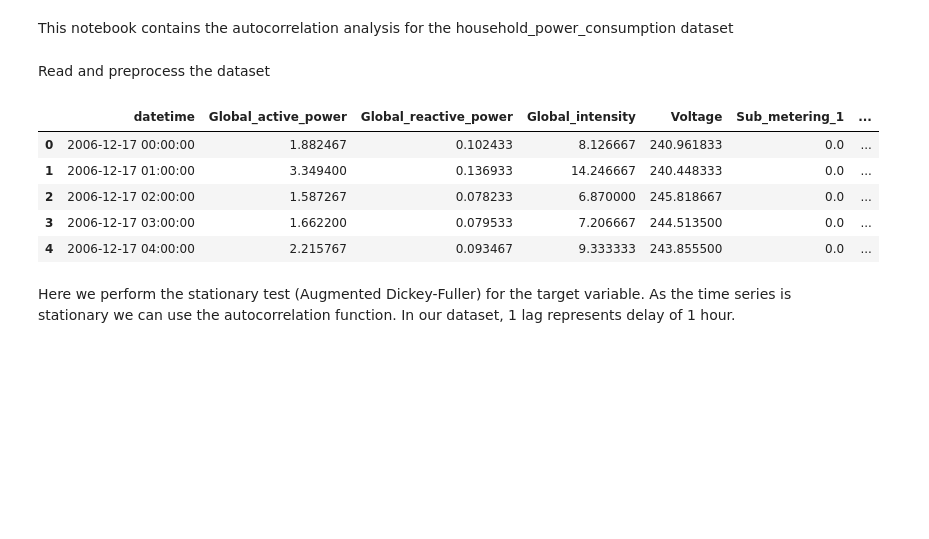
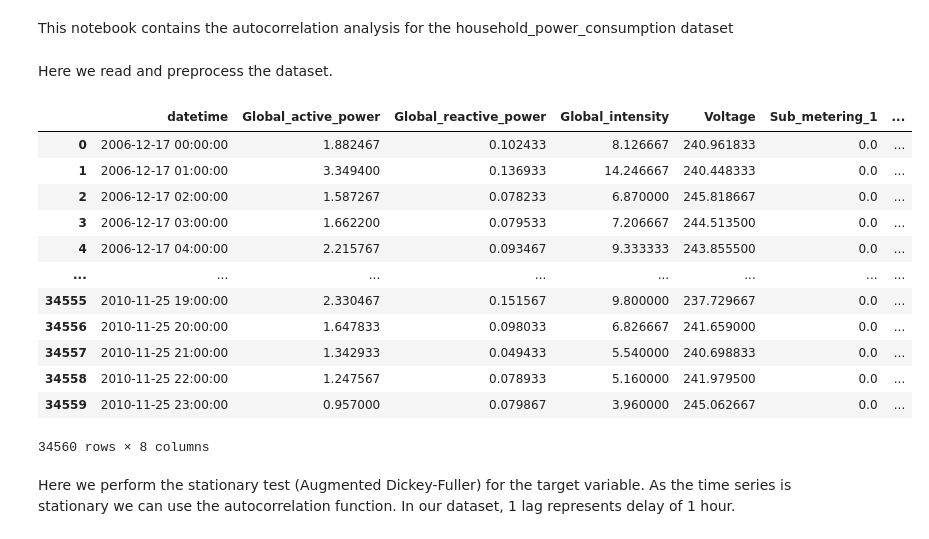
Before and after one commit to veetirajaniemi/adaml-ml-project, a Jupyter notebook: autocorrelation_analysis.ipynb, the cells around one changed output. Drawn from its saved outputs; the diff is of its cells as text; code cells hidden in the pictures; blank space fills up the shorter version.

```diff
--- a/autocorrelation_analysis.ipynb
+++ b/autocorrelation_analysis.ipynb
@@ -7,7 +7,7 @@ import matplotlib.pyplot as plt
 import functions #Contains built functions for the project
 from statsmodels.graphics.tsaplots import plot_acf
 # %% [markdown]
-Read and preprocess the dataset
+Here we read and preprocess the dataset.
 # %%
 path = "household_power_consumption.txt"
 df = functions.load_data(path)
@@ -15,14 +15,21 @@ df = functions.load_data(path)
 #Preprocess dataset and convert to hourly
 df_hourly = functions.preprocess_data(df).reset_index()
 # %%
-df_hourly.head()
+df_hourly
 # %% [output]
 |  | datetime | Global_active_power | Global_reactive_power | Global_intensity | Voltage | Sub_metering_1 | ... |
 | 0 | 2006-12-17 00:00:00 | 1.882467 | 0.102433 | 8.126667 | 240.961833 | 0.0 | ... |
 | 1 | 2006-12-17 01:00:00 | 3.349400 | 0.136933 | 14.246667 | 240.448333 | 0.0 | ... |
 | 2 | 2006-12-17 02:00:00 | 1.587267 | 0.078233 | 6.870000 | 245.818667 | 0.0 | ... |
 | 3 | 2006-12-17 03:00:00 | 1.662200 | 0.079533 | 7.206667 | 244.513500 | 0.0 | ... |
 | 4 | 2006-12-17 04:00:00 | 2.215767 | 0.093467 | 9.333333 | 243.855500 | 0.0 | ... |
+| ... | ... | ... | ... | ... | ... | ... | ... |
+| 34555 | 2010-11-25 19:00:00 | 2.330467 | 0.151567 | 9.800000 | 237.729667 | 0.0 | ... |
+| 34556 | 2010-11-25 20:00:00 | 1.647833 | 0.098033 | 6.826667 | 241.659000 | 0.0 | ... |
+| 34557 | 2010-11-25 21:00:00 | 1.342933 | 0.049433 | 5.540000 | 240.698833 | 0.0 | ... |
+| 34558 | 2010-11-25 22:00:00 | 1.247567 | 0.078933 | 5.160000 | 241.979500 | 0.0 | ... |
+| 34559 | 2010-11-25 23:00:00 | 0.957000 | 0.079867 | 3.960000 | 245.062667 | 0.0 | ... |
+34560 rows × 8 columns
 # %% [markdown]
 Here we perform the stationary test (Augmented Dickey-Fuller) for the target variable. As the time series is stationary we can use the autocorrelation function. In our dataset, 1 lag represents delay of 1 hour.
 # %%
```
Also changed, not shown: parts of 3 cells of this notebook.
